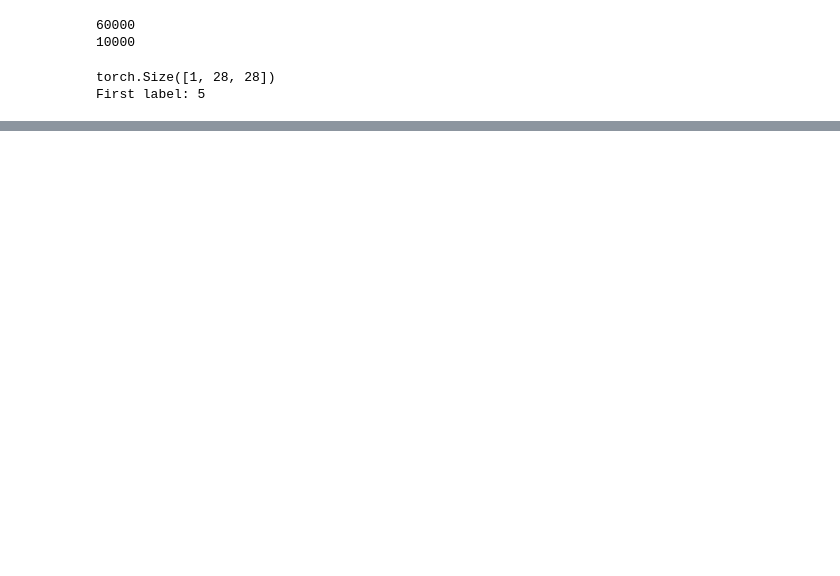
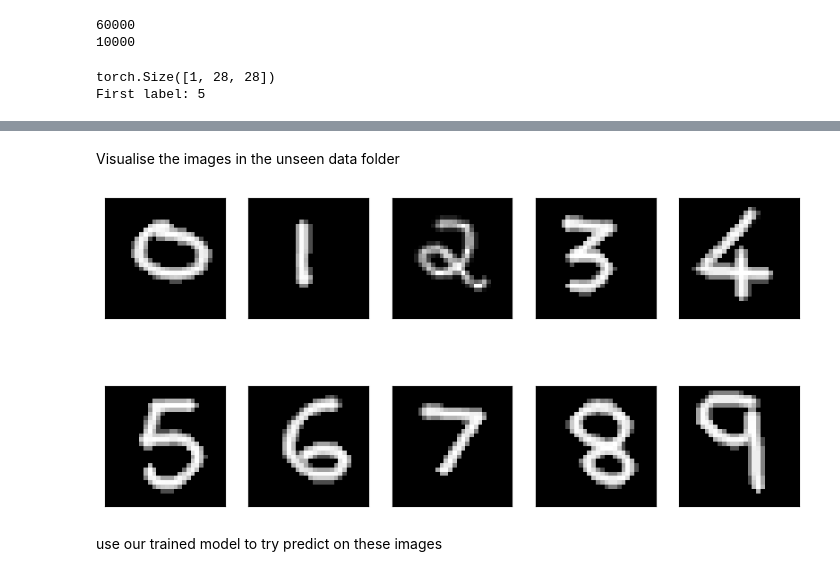
Before and after one commit to yuhuicaoo/Digit-Classifier-Project, a Jupyter notebook: visualisations.ipynb, the cells around one changed output, grey strips where cells are left out. Saved outputs shown, nothing was run; the diff lists cells and outputs as text; code cells hidden in the pictures; blank space fills up the shorter version.

```diff
--- a/visualisations.ipynb
+++ b/visualisations.ipynb
@@ -48,0 +98,17 @@ plt.show()
+# %%
+img_names = os.listdir("unseen_data")
+imgs = [np.array(Image.open(os.path.join("unseen_data", img_name))) for img_name in img_names]
+# %% [markdown]
+Visualise the images in the unseen data folder
+# %%
+plt.figure(figsize=(10,5))
+for i in range(10):
+    plt.subplot(2,5,i+1)
+    plt.xticks([])
+    plt.yticks([])
+    plt.imshow(imgs[i], aspect=1, cmap='gray')
+plt.show()
+# %% [output]
+[figure, added]
+# %% [markdown]
+use our trained model to try predict on these images
```
Also changed, not shown: parts of 25 cells of this notebook.
